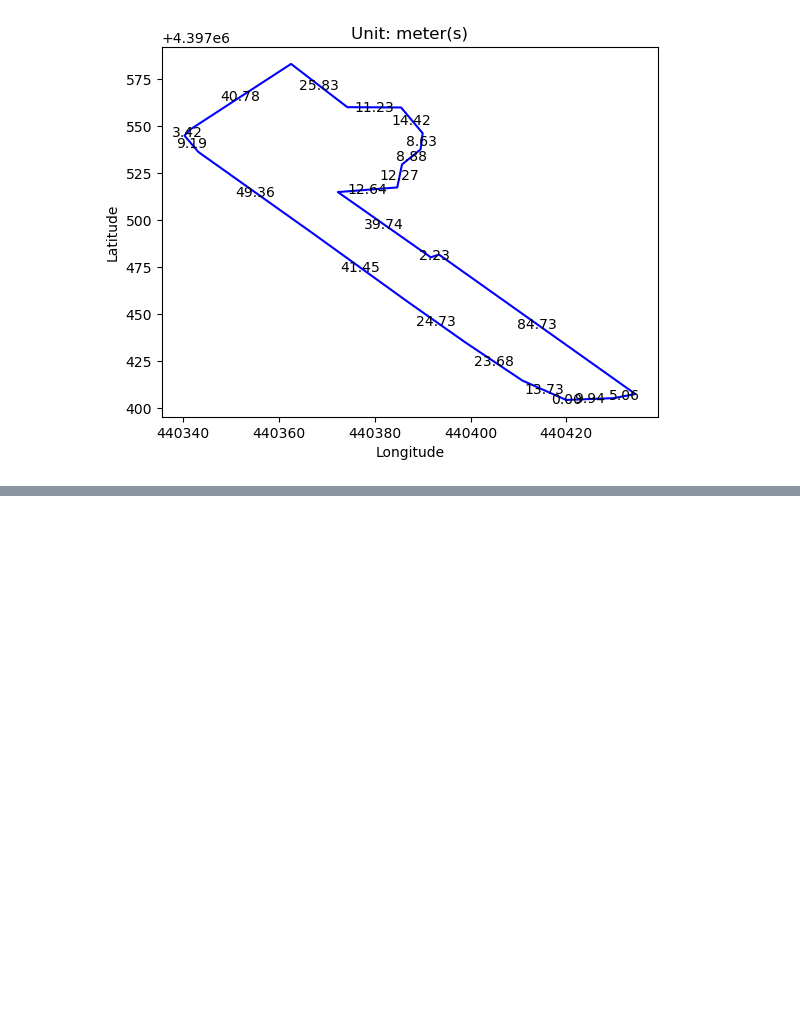
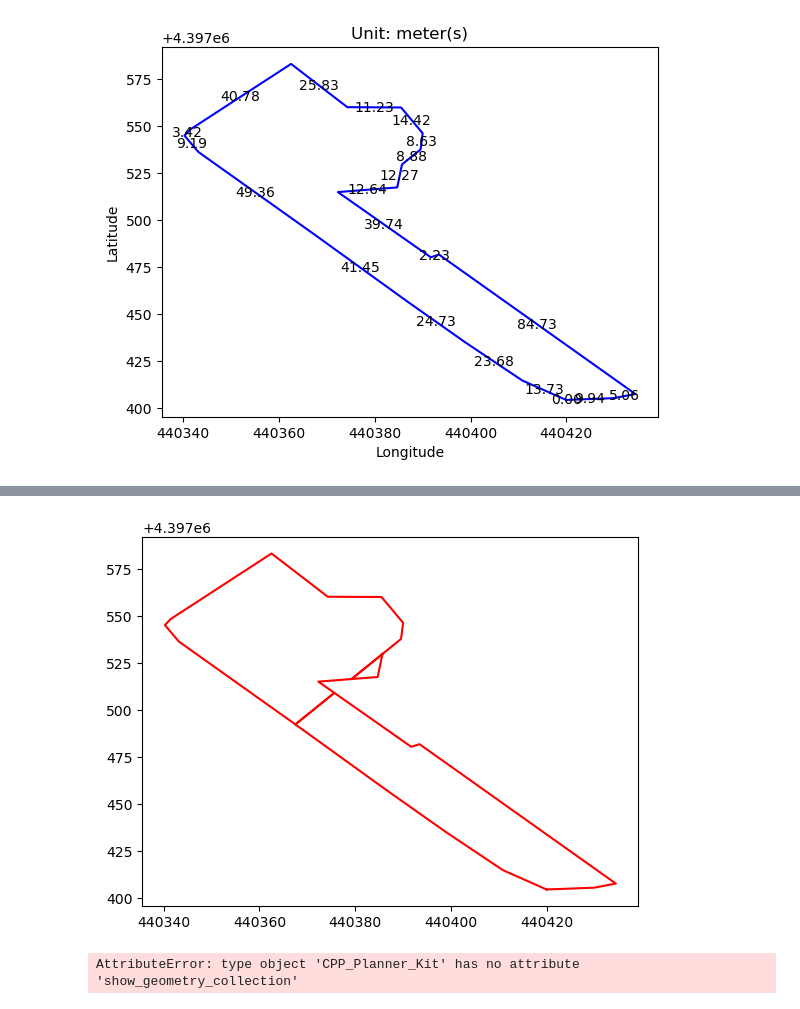
Before and after one commit to Teayyyy/CPP_on_Mountainous_Hilly_Field, a Jupyter notebook: Scratch/test_split_convex.ipynb, the cells around one changed output, grey strips where cells are left out. Saved outputs shown, nothing was run; the diff lists cells and outputs as text; code cells hidden in the pictures; blank space fills up the shorter version.

```diff
--- a/Scratch/test_split_convex.ipynb
+++ b/Scratch/test_split_convex.ipynb
@@ -203,10 +203,10 @@ Extending lines...
 [<matplotlib.lines.Line2D at 0x...>]
 [figure]
 # %%
-print(split_line)
-split_line = split_line.buffer(2, cap_style=3)
-print("------------------------------")
-print(split_line)
-# split_line = LineString([(split_line.xy[0][0]-100, split_line.xy[1][0]-100), (split_line.xy[0][1]+100, split_line.xy[1][1]+100)])
-split_line
+# print(split_line)
+# split_line = split_line.buffer(2, cap_style=3)
+# print("------------------------------")
+# print(split_line)
+# # split_line = LineString([(split_line.xy[0][0]-100, split_line.xy[1][0]-100), (split_line.xy[0][1]+100, split_line.xy[1][1]+100)])
+# split_line
 # %% [output]
@@ -276,0 +279,5 @@ EmptyPartError: Can't create MultiLineString with empty component
+# %%
+print(type(single_polygon))
+print(type(split_line))
+split_polygons = CPP_Planner_Kit.split_polygon_through_1edge(single_polygon, split_line)
+print(type(split_polygons))
@@ -276,0 +293,11 @@ EmptyPartError: Can't create MultiLineString with empty component
+# %%
+fig, ax = plt.subplots()
+for geom in split_polygons.geoms:
+    x, y = geom.exterior.xy
+    ax.plot(x, y, 'r')
+# %% [output]
+[figure, added]
+# %%
+CPP_Planner_Kit.show_geometry_collection(split_polygons)
+# %% [output]
+AttributeError: type object 'CPP_Planner_Kit' has no attribute 'show_geometry_collection'
```
Also changed, not shown: parts of 6 cells of this notebook, 3 other files.
